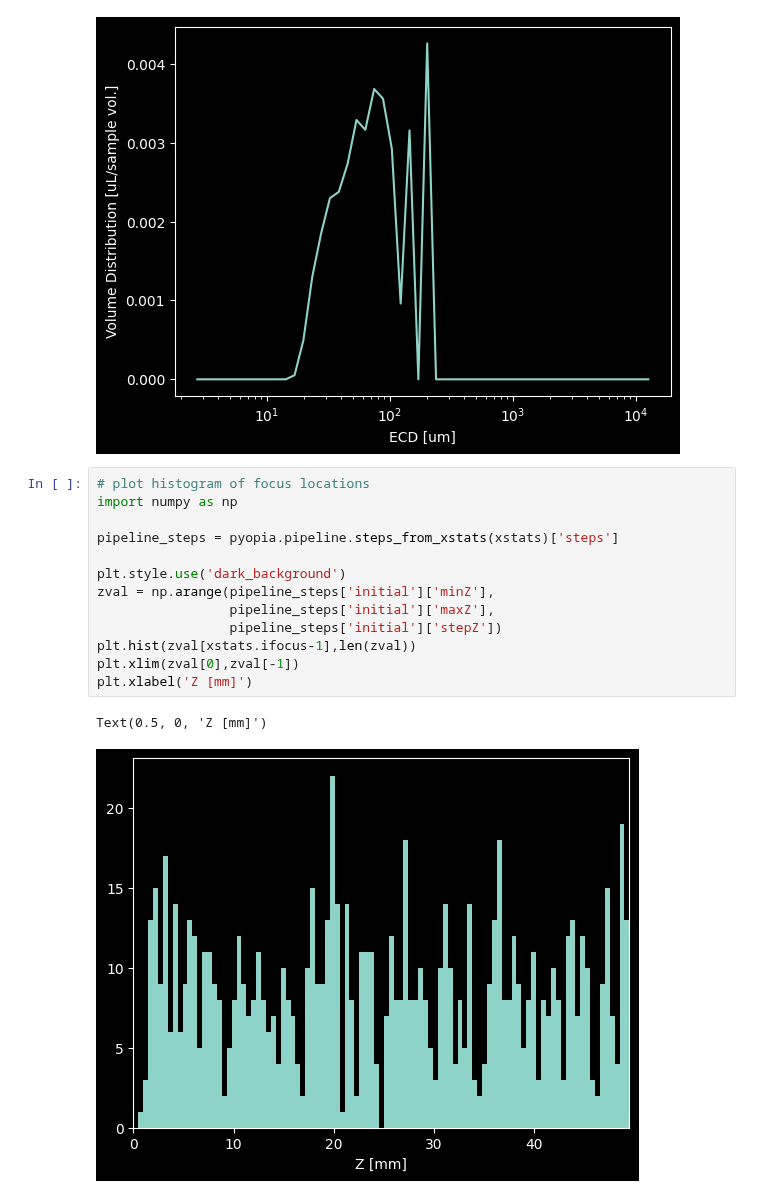
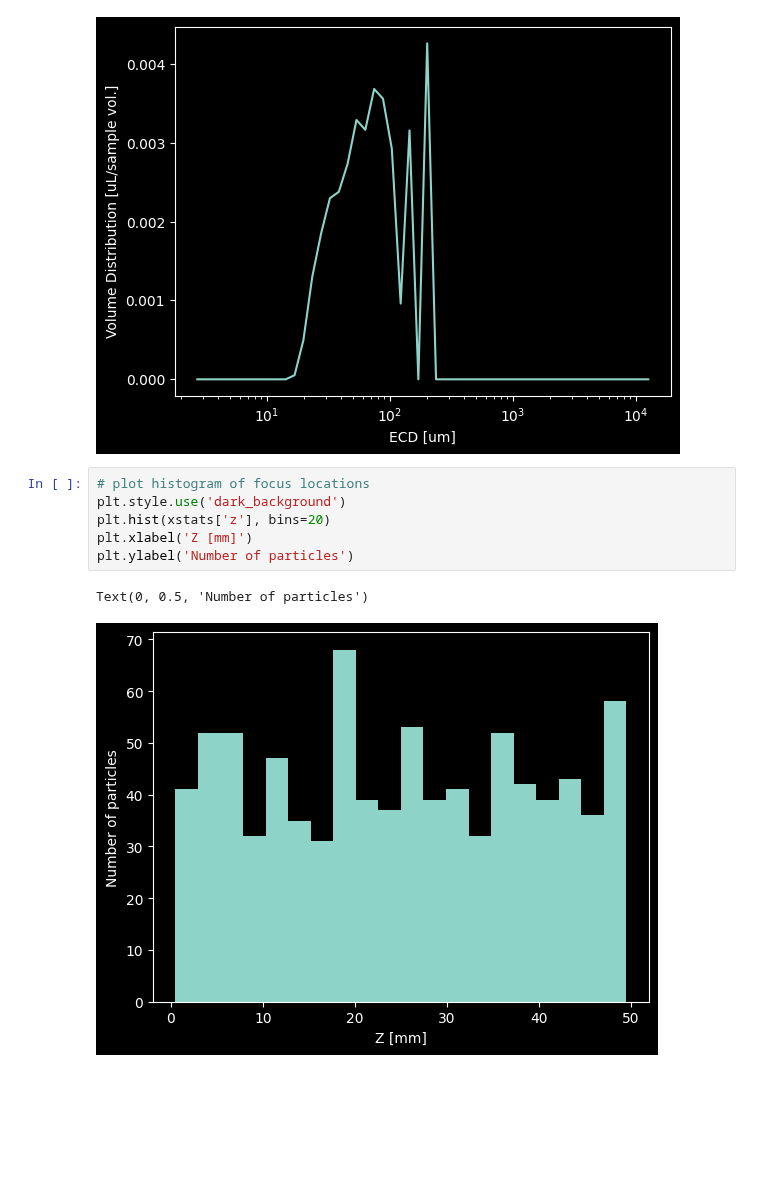
Before and after one commit to SINTEF/pyopia, a Jupyter notebook: notebooks/pipeline-holo.ipynb, the cells around one changed output. Cells and saved outputs as stored; diff of their text form; blank space fills up the shorter version.

```diff
--- a/notebooks/pipeline-holo.ipynb
+++ b/notebooks/pipeline-holo.ipynb
@@ -234,20 +211,13 @@ Text(0, 0.5, 'Volume Distribution [uL/sample vol.]')
 [figure]
 # %%
 # plot histogram of focus locations
-import numpy as np
-
-pipeline_steps = pyopia.pipeline.steps_from_xstats(xstats)['steps']
-
 plt.style.use('dark_background')
-zval = np.arange(pipeline_steps['initial']['minZ'],
-                 pipeline_steps['initial']['maxZ'],
-                 pipeline_steps['initial']['stepZ'])
-plt.hist(zval[xstats.ifocus-1],len(zval))
-plt.xlim(zval[0],zval[-1])
+plt.hist(xstats['z'], bins=20)
 plt.xlabel('Z [mm]')
+plt.ylabel('Number of particles')
 # %% [output]
-Text(0.5, 0, 'Z [mm]')
+Text(0, 0.5, 'Number of particles')
-[figure, old version]
+[figure, new version]
 # %%
 # create montage of focussed particles
 im_mont = pyopia.statistics.make_montage(datafile_nc,
```
Also changed, not shown: parts of 8 cells of this notebook, 2 other files.
